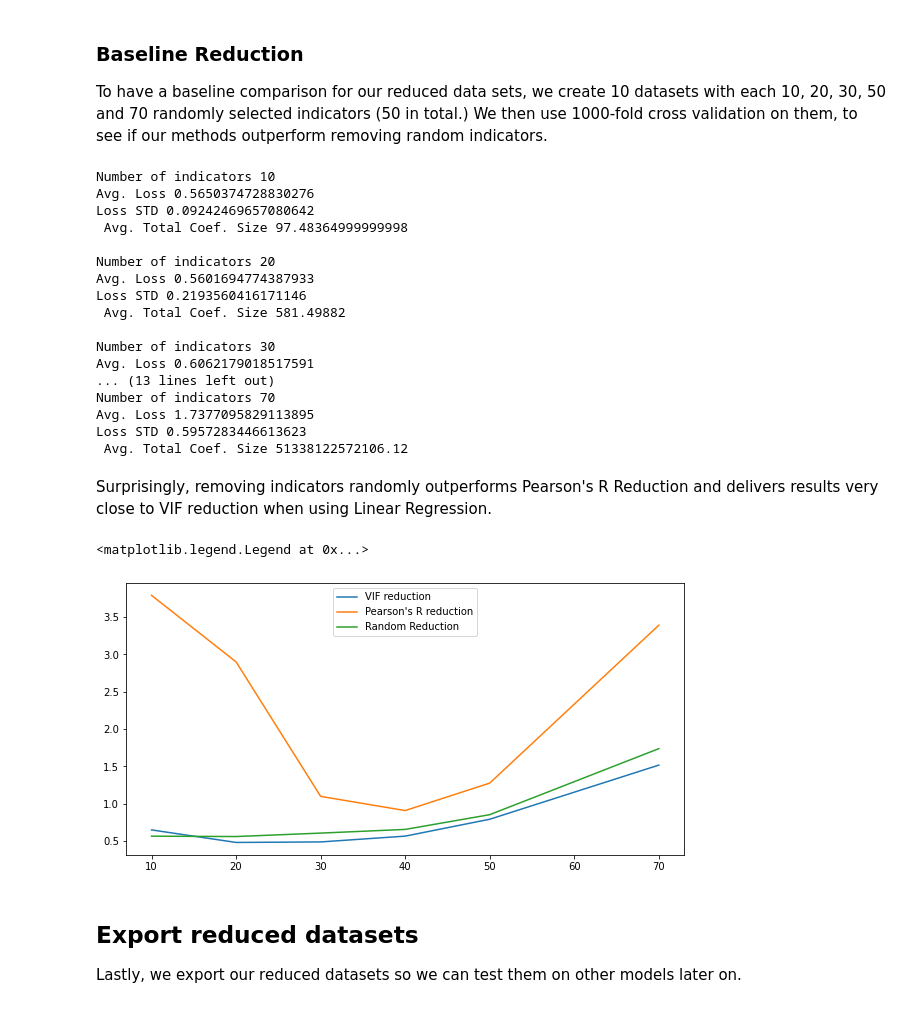
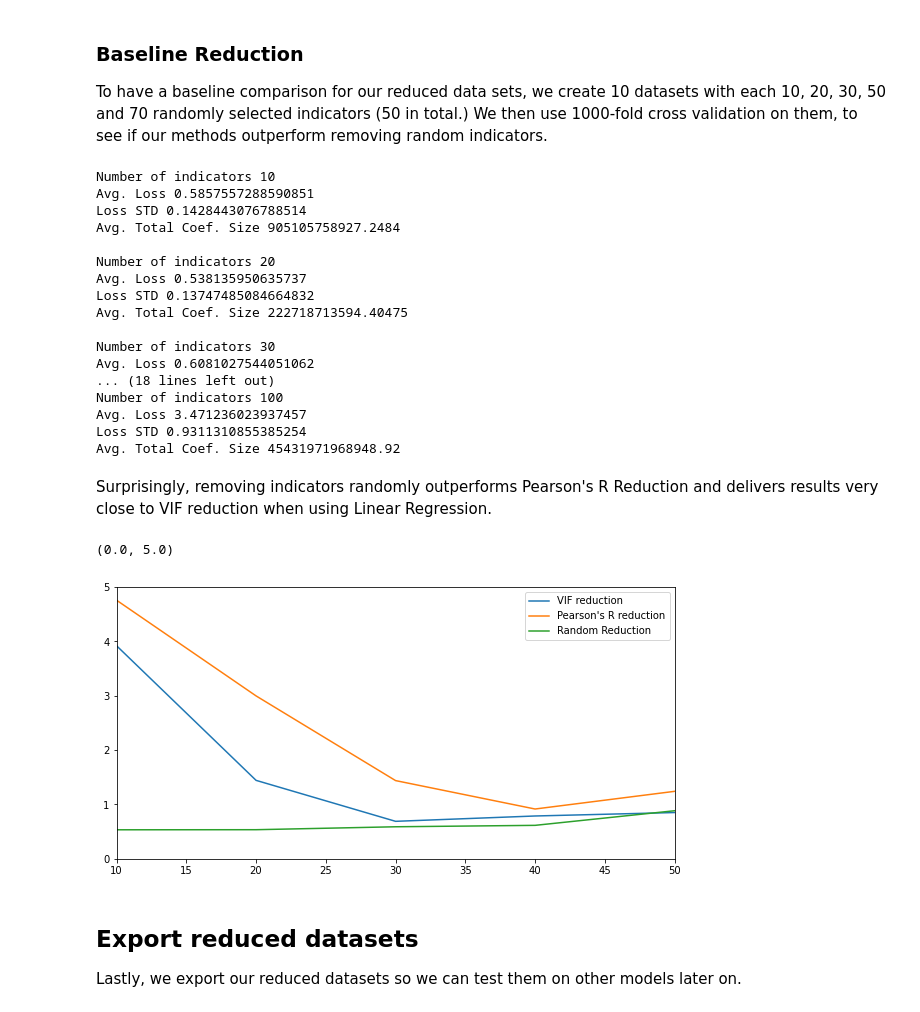
Before and after one commit to c-eberle/Data-Literacy-project, a Jupyter notebook: 03_regression_analysis_part2.ipynb, the cells around one changed output. Cells and saved outputs as stored; diff of their text form; code cells hidden in the pictures.

```diff
--- a/03_regression_analysis_part2.ipynb
+++ b/03_regression_analysis_part2.ipynb
@@ -151,0 +93,2 @@ The average size of the coefficients: 1153597418080.263
+# %%
+columns_by_vif = corr_utils.vif_reduction(wb_data, 1)
@@ -151,0 +113,11 @@ The average size of the coefficients: 1153597418080.263
+# %%
+columns_by_vif.reverse()
+wb_data_vif_sorted = wb_data[columns_by_vif]
+# %%
+least_squares = sklearn.linear_model.LinearRegression()
+test_size = 30
+num_indicator_list = [10, 20, 30, 40, 50, 75, 100, 121]
+ceval_kwargs = {"reg_model" : least_squares, "n" : 2000, "gt" : whr_data, "test_size" : test_size, "scaling" : "normalize", "calc_adj_r_squared" : True}
+
+
+vif_mean_loss_list, _ = corr_utils.multi_ceval(num_indicator_list, wb_data_vif_sorted, True, **ceval_kwargs)
@@ -156,38 +146,40 @@ To have a baseline comparison for our reduced data sets, we create 10 datasets w
 We then use 1000-fold cross validation on them, to see if our methods outperform removing random indicators.
 # %%
 
-rand_loss_list, rand_std_list = corr_utils.ind_removal_sim([10, 20, 30, 40, 50, 70], 10, sklearn.linear_model.LinearRegression(), 500, wb_data, whr_data)
+rand_loss_list, rand_std_list = corr_utils.ind_removal_sim([10, 20, 30, 40, 50, 75, 100, 121], 50, sklearn.linear_model.LinearRegression(), 100, wb_data, whr_data)
 # %% [output]
 Number of indicators 10
-Avg. Loss 0.5650374728830276
-Loss STD 0.09242469657080642
- Avg. Total Coef. Size 97.48364999999998
+Avg. Loss 0.5857557288590851
+Loss STD 0.1428443076788514
+Avg. Total Coef. Size 905105758927.2484
 
 Number of indicators 20
-Avg. Loss 0.5601694774387933
-Loss STD 0.2193560416171146
- Avg. Total Coef. Size 581.49882
+Avg. Loss 0.538135950635737
+Loss STD 0.13747485084664832
+Avg. Total Coef. Size 222718713594.40475
 
 Number of indicators 30
-Avg. Loss 0.6062179018517591
-... (13 lines left out)
-Number of indicators 70
-Avg. Loss 1.7377095829113895
-Loss STD 0.5957283446613623
- Avg. Total Coef. Size 51338122572106.12
+Avg. Loss 0.6081027544051062
+... (18 lines left out)
+Number of indicators 100
+Avg. Loss 3.471236023937457
+Loss STD 0.9311310855385254
+Avg. Total Coef. Size 45431971968948.92
 # %% [markdown]
 Surprisingly, removing indicators randomly outperforms Pearson's R Reduction and delivers results very close to VIF reduction when using Linear Regression.
 # %%
 plt.figure(figsize=(10,5))
 
 plt.errorbar(num_indicator_list, vif_mean_loss_list, label = "VIF reduction", barsabove=True)
 plt.errorbar(num_indicator_list, pearson_mean_loss_list, label = "Pearson's R reduction")
 plt.errorbar(num_indicator_list, rand_loss_list, label = "Random Reduction")
 plt.legend()
+plt.xlim([10,50])
+plt.ylim([0,5])
 #plt.errorbar(loss_list, rand_std_list)
 # %% [output]
-<matplotlib.legend.Legend at 0x...>
+(0.0, 5.0)
-[figure, old version]
+[figure, new version]
 # %% [markdown]
 ## Export reduced datasets
 Lastly, we export our reduced datasets so we can test them on other models later on.
```
Also changed, not shown: parts of 12 cells of this notebook, 2 other files.
